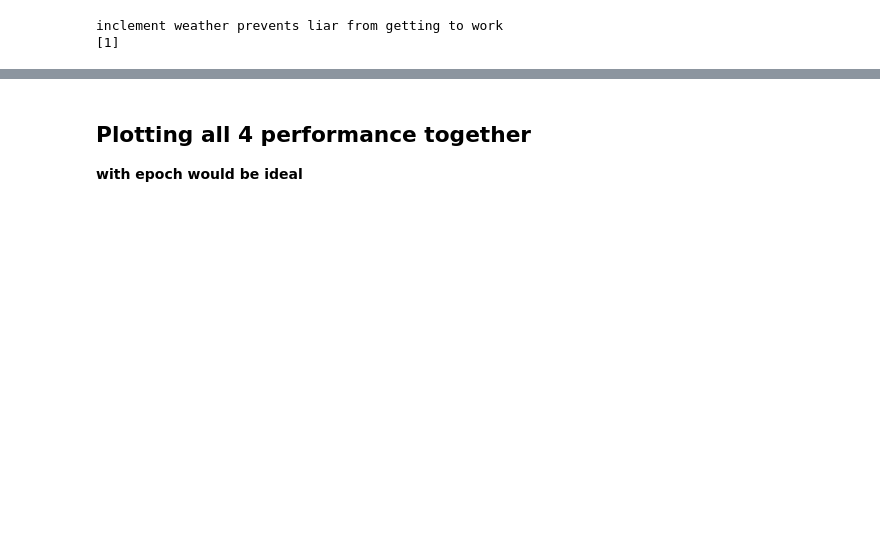
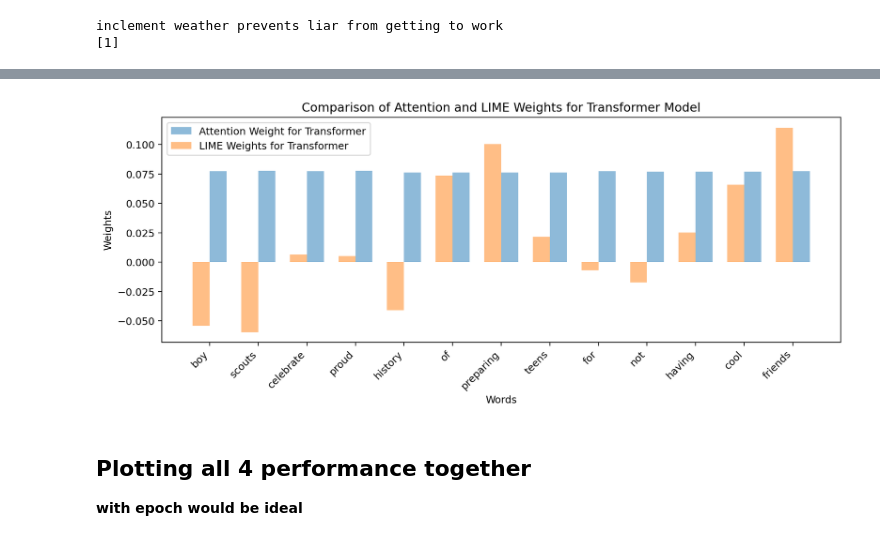
Before and after one commit to M3LLI55X/NLP_project, a Jupyter notebook: Models.ipynb, the cells around one changed output, grey strips where cells are left out. Saved outputs shown, nothing was run; the diff lists cells and outputs as text; code cells hidden in the pictures; blank space fills up the shorter version.

```diff
--- a/Models.ipynb
+++ b/Models.ipynb
@@ -1299,3 +1426,53 @@ inclement weather prevents liar from getting to work
+# %%
+def visualize_combined_transformer_and_lime(sentence, encoder, tokenizer, max_sequence_length, explainer, predict_fn):
+    # Transformer attention visualization setup
+    sequence = tokenizer.texts_to_sequences([sentence])
+    padded_sequence = pad_sequences(sequence, padding="post", maxlen=max_sequence_length)
+    logits, attention_weights_list = encoder(padded_sequence, create_padding_mask(padded_sequence), False, return_attention_weights=True)
+
+    avg_attention_weights_per_layer = []
+    for attention_weights in attention_weights_list:
+        avg_attention_weights = np.mean(attention_weights[0], axis=0)
+        avg_attention_weights_per_layer.append(avg_attention_weights)
+
+    avg_attention_weights = np.mean(avg_attention_weights_per_layer, axis=0)
+    token_attention_weights = avg_attention_weights[0]
+    token_attention_weights = token_attention_weights[:len(sequence[0])]  # Trim to the length of the sentence
+
+    # LIME explanation setup
+    exp = explainer.explain_instance(sentence, predict_fn, num_features=15)
+    exp_list = exp.as_list()
+    exp_dict = dict(exp_list)
+    sorted_weights = [exp_dict.get(word, 0) for word in tokenizer.sequences_to_texts([sequence[0]])[0].split()]
+
+    # Plot setup
+    plt.figure(figsize=(12, 4), dpi=180)
+
+    indices = np.arange(len(sorted_weights))
+    bar_width = 0.35
+    indices_lime = indices - bar_width/2
+    indices_attention = indices + bar_width/2
+
+    # Plotting Transformer Attention Weights
+    plt.bar(indices_attention, token_attention_weights, bar_width, alpha=0.5, label='Attention Weight for Transformer')
+
+    # Plotting LIME Weights
+    plt.bar(indices_lime, sorted_weights, bar_width, alpha=0.5, label='LIME Weights for Transformer')
+
+    # Setting up the plot
+    plt.xticks(indices, tokenizer.sequences_to_texts([sequence[0]])[0].split(), rotation=45, ha='right')
+    plt.xlabel('Words')
+    plt.ylabel('Weights')
+    plt.title('Comparison of Attention and LIME Weights for Transformer Model')
+    plt.legend()
+
+    # Show the plot
+    plt.show()
+
+# Example usage
+visualize_combined_transformer_and_lime(example_1, encoder, tokenizer, max_sequence_length_train, explainer, predict_proba_lime)
+# %% [output]
+[figure, added]
 # %% [markdown]
 ## Plotting all 4 performance together
 **with epoch would be ideal**
```
Also changed, not shown: parts of 6 cells of this notebook.
